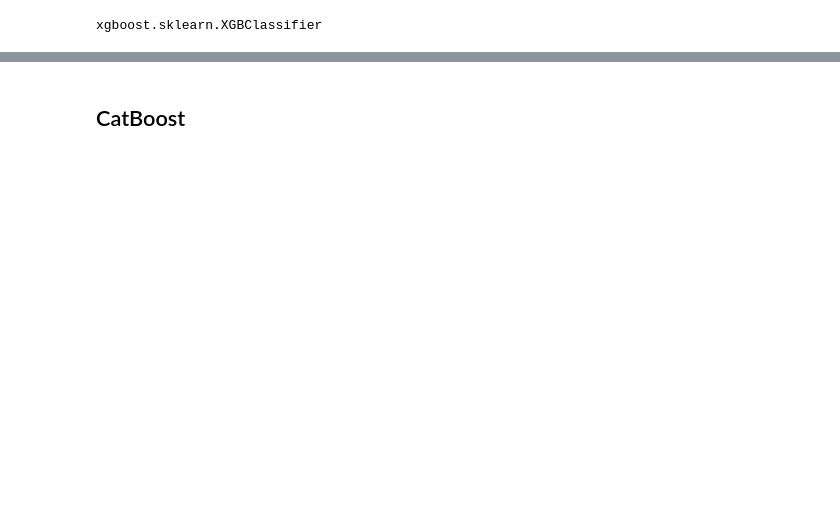
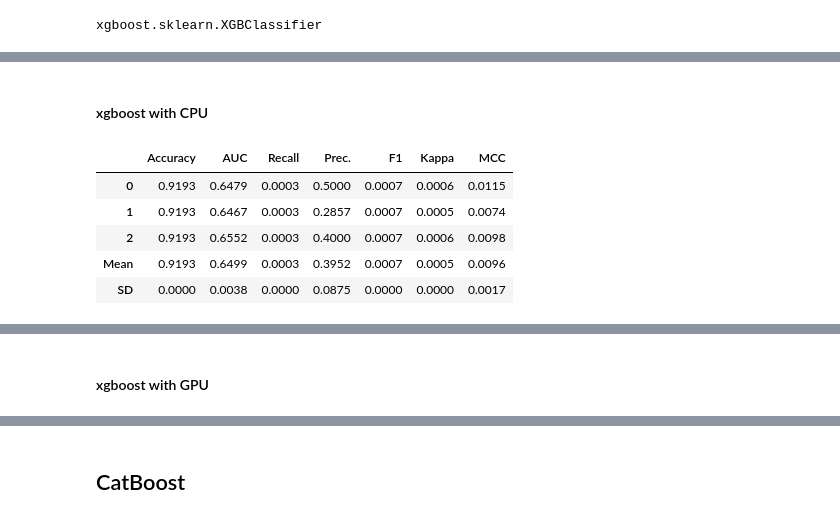
Before and after one commit to PacktPublishing/Practical-Data-Science-with-Python, a Jupyter notebook: Chapter15/Chapter_15.ipynb, the cells around one changed output, grey strips where cells are left out. Drawn from its saved outputs; the diff is of its cells as text; code cells hidden in the pictures; blank space fills up the shorter version.

```diff
--- a/Chapter15/Chapter_15.ipynb
+++ b/Chapter15/Chapter_15.ipynb
@@ -580,0 +579,12 @@ array([0.02420575, 0.04086834, 0.0375182 , 0.05440043, 0.06183856,
+# %% [markdown]
+#### xgboost with CPU
+# %%
+%%time
+xgboost_gpu = create_model('xgboost', fold=3)
+# %% [output]
+|  | Accuracy | AUC | Recall | Prec. | F1 | Kappa | MCC |
+| 0 | 0.9193 | 0.6479 | 0.0003 | 0.5000 | 0.0007 | 0.0006 | 0.0115 |
+| 1 | 0.9193 | 0.6467 | 0.0003 | 0.2857 | 0.0007 | 0.0005 | 0.0074 |
+| 2 | 0.9193 | 0.6552 | 0.0003 | 0.4000 | 0.0007 | 0.0006 | 0.0098 |
+| Mean | 0.9193 | 0.6499 | 0.0003 | 0.3952 | 0.0007 | 0.0005 | 0.0096 |
+| SD | 0.0000 | 0.0038 | 0.0000 | 0.0875 | 0.0000 | 0.0000 | 0.0017 |
@@ -581,3 +592,5 @@ array([0.02420575, 0.04086834, 0.0375182 , 0.05440043, 0.06183856,
+# %% [markdown]
+#### xgboost with GPU
 # %%
 %%time
 xgboost_gpu = create_model('xgboost', fold=3, tree_method='gpu_hist', gpu_id=0)
```
Also changed, not shown: parts of 63 cells of this notebook, 1 other file.
